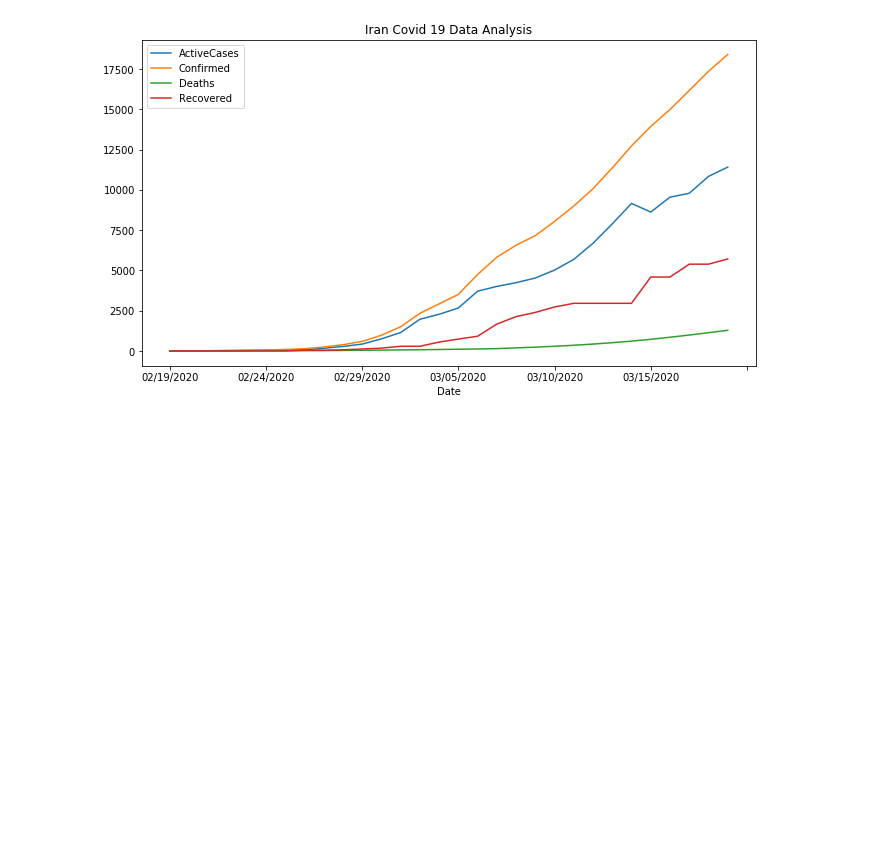
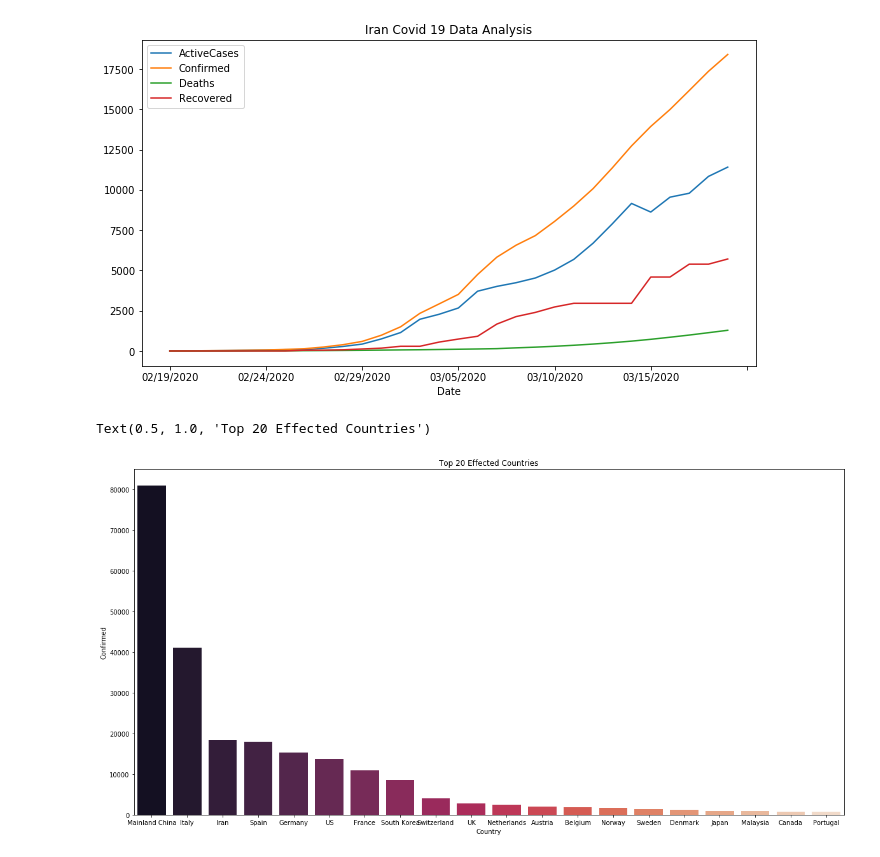
Before and after one commit to yasasmahima/Covid19-Data-Analysis-and-Prediction, a Jupyter notebook: COVID-19 Data Analysis.ipynb, the cells around one changed output. Saved outputs shown, nothing was run; the diff lists cells and outputs as text; code cells hidden in the pictures; blank space fills up the shorter version.

Commit message:
Implement some plots for worlf covid-19 cases increment

```diff
--- a/COVID-19 Data Analysis.ipynb
+++ b/COVID-19 Data Analysis.ipynb
@@ -158,3 +158,13 @@ casesInEachCountry('Iran')
 # %% [output]
 Text(0.5, 1.0, 'Iran Covid 19 Data Analysis')
 [figure]
+# %%
+# Effected Countries- Sorted by Number of Cases (TOP 20)
+sorted_By_NumberofCases=Confirmed_patients.head(20)
+x=sorted_By_NumberofCases.Country
+y=sorted_By_NumberofCases.Confirmed
+plt.rcParams['figure.figsize'] = (20, 10)
+sns.barplot(x,y,order=x ,palette="rocket").set_title('Top 20 Effected Countries')
+# %% [output]
+Text(0.5, 1.0, 'Top 20 Effected Countries')
+[figure, added]
```
Also changed, not shown: parts of 2 cells of this notebook.
